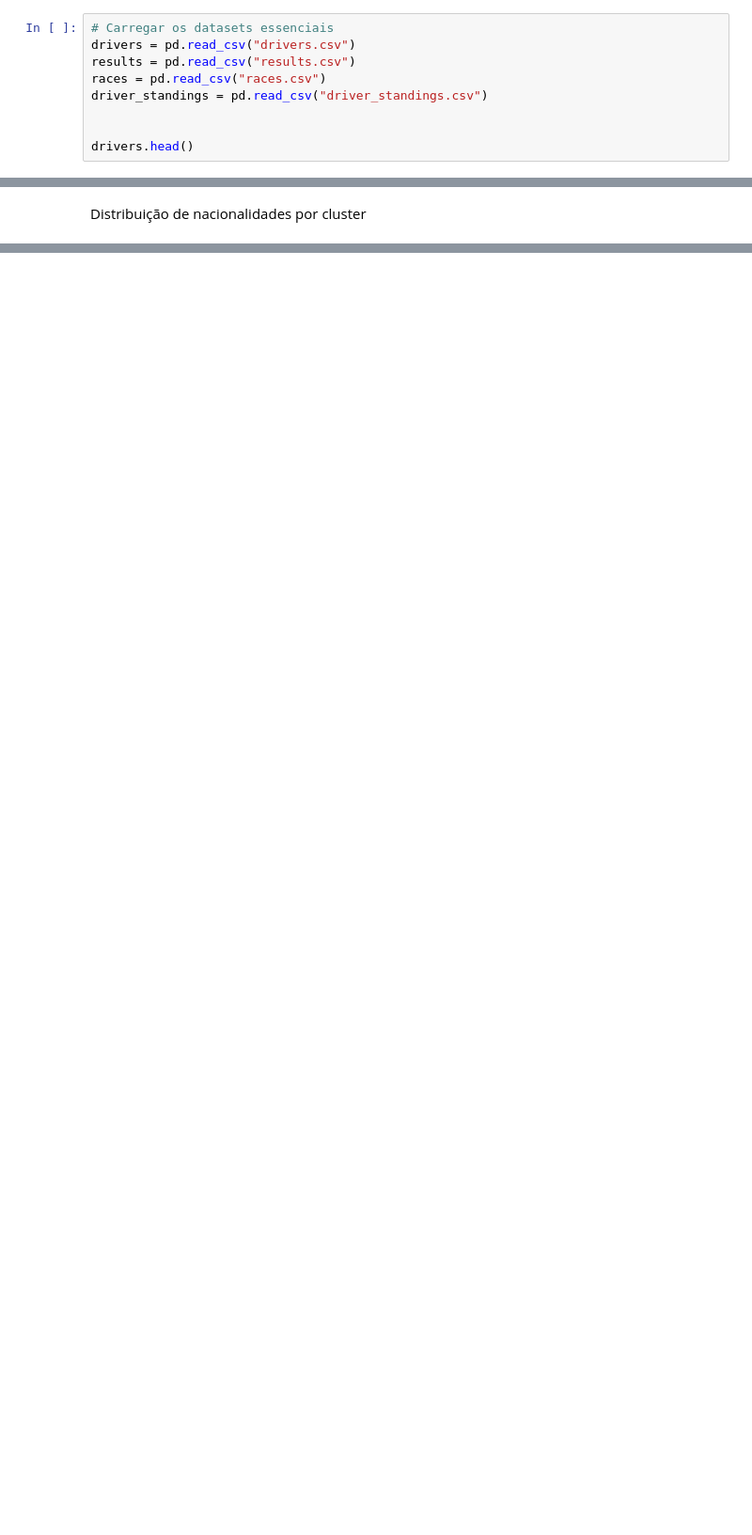
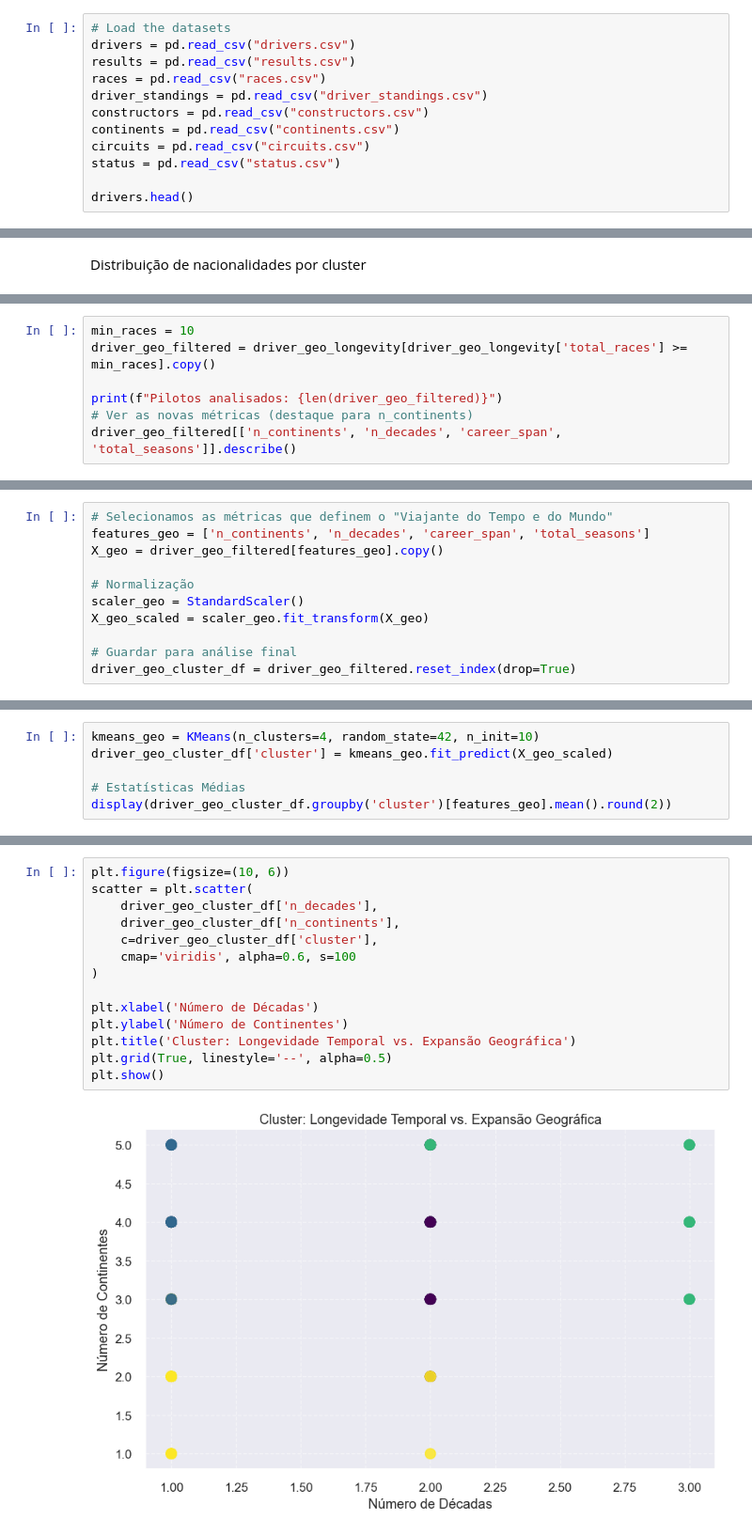
Before and after one commit to rodrigocastro27/IA25_P02_G3, a Jupyter notebook: Trabalho2/Notebook_P02_Clustering_F1_KMeans.ipynb, the cells around one changed output, grey strips where cells are left out. Shown at 94% size. Saved outputs shown, nothing was run; the diff lists cells and outputs as text; blank space fills up the shorter version.

```diff
--- a/Trabalho2/Notebook_P02_Clustering_F1_KMeans.ipynb
+++ b/Trabalho2/Notebook_P02_Clustering_F1_KMeans.ipynb
@@ -116,10 +66,13 @@ sns.set(font_scale=1.1)
 # %%
-# Carregar os datasets essenciais
+# Load the datasets
 drivers = pd.read_csv("drivers.csv")
 results = pd.read_csv("results.csv")
 races = pd.read_csv("races.csv")
 driver_standings = pd.read_csv("driver_standings.csv")
-
+constructors = pd.read_csv("constructors.csv")
+continents = pd.read_csv("continents.csv")
+circuits = pd.read_csv("circuits.csv")
+status = pd.read_csv("status.csv")
 
 drivers.head()
 # %% [output]
@@ -631,0 +501,7 @@ Do ponto de vista de uma organização que pretenda utilizar estes resultados, e
+# %%
+min_races = 10
+driver_geo_filtered = driver_geo_longevity[driver_geo_longevity['total_races'] >= min_races].copy()
+
+print(f"Pilotos analisados: {len(driver_geo_filtered)}")
+# Ver as novas métricas (destaque para n_continents)
+driver_geo_filtered[['n_continents', 'n_decades', 'career_span', 'total_seasons']].describe()
@@ -631,0 +521,11 @@ Do ponto de vista de uma organização que pretenda utilizar estes resultados, e
+# %%
+# Selecionamos as métricas que definem o "Viajante do Tempo e do Mundo"
+features_geo = ['n_continents', 'n_decades', 'career_span', 'total_seasons']
+X_geo = driver_geo_filtered[features_geo].copy()
+
+# Normalização
+scaler_geo = StandardScaler()
+X_geo_scaled = scaler_geo.fit_transform(X_geo)
+
+# Guardar para análise final
+driver_geo_cluster_df = driver_geo_filtered.reset_index(drop=True)
@@ -631,0 +597,6 @@ Do ponto de vista de uma organização que pretenda utilizar estes resultados, e
+# %%
+kmeans_geo = KMeans(n_clusters=4, random_state=42, n_init=10)
+driver_geo_cluster_df['cluster'] = kmeans_geo.fit_predict(X_geo_scaled)
+
+# Estatísticas Médias
+display(driver_geo_cluster_df.groupby('cluster')[features_geo].mean().round(2))
@@ -631,0 +624,16 @@ Do ponto de vista de uma organização que pretenda utilizar estes resultados, e
+# %%
+plt.figure(figsize=(10, 6))
+scatter = plt.scatter(
+    driver_geo_cluster_df['n_decades'],
+    driver_geo_cluster_df['n_continents'],
+    c=driver_geo_cluster_df['cluster'],
+    cmap='viridis', alpha=0.6, s=100
+)
+
+plt.xlabel('Número de Décadas')
+plt.ylabel('Número de Continentes')
+plt.title('Cluster: Longevidade Temporal vs. Expansão Geográfica')
+plt.grid(True, linestyle='--', alpha=0.5)
+plt.show()
+# %% [output]
+[figure, added]
```
Also changed, not shown: parts of 76 cells of this notebook, 3 other files.
